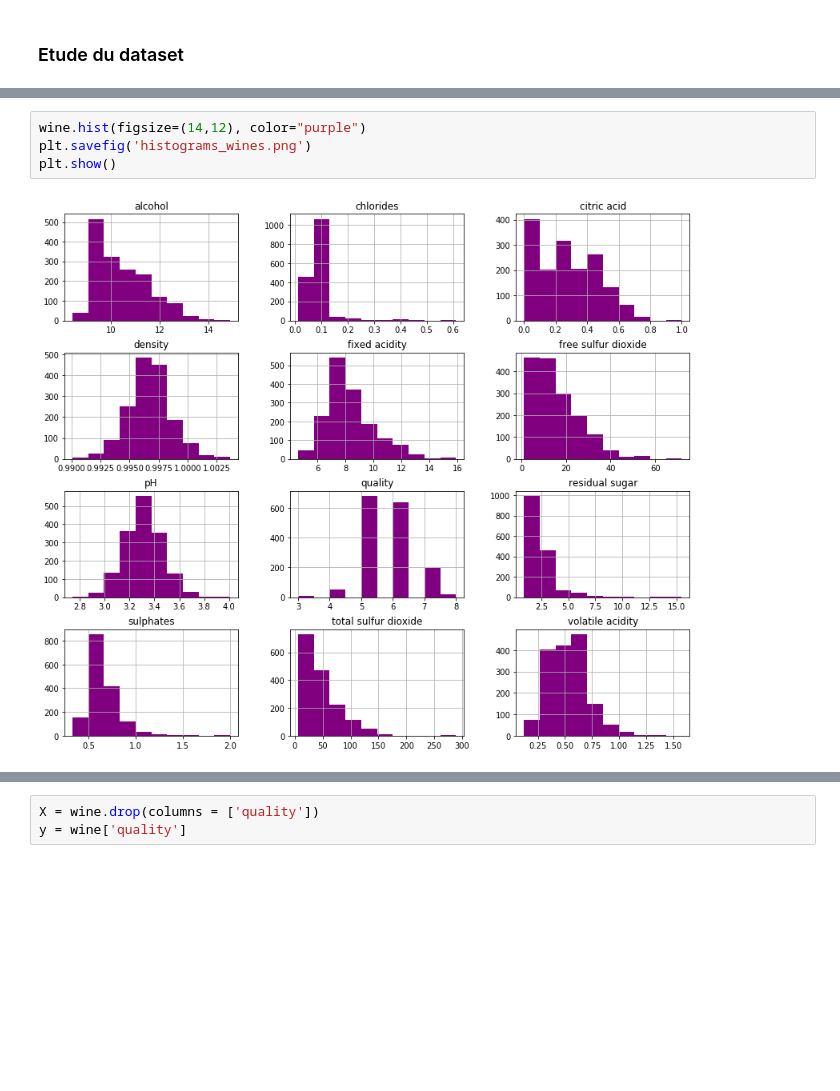
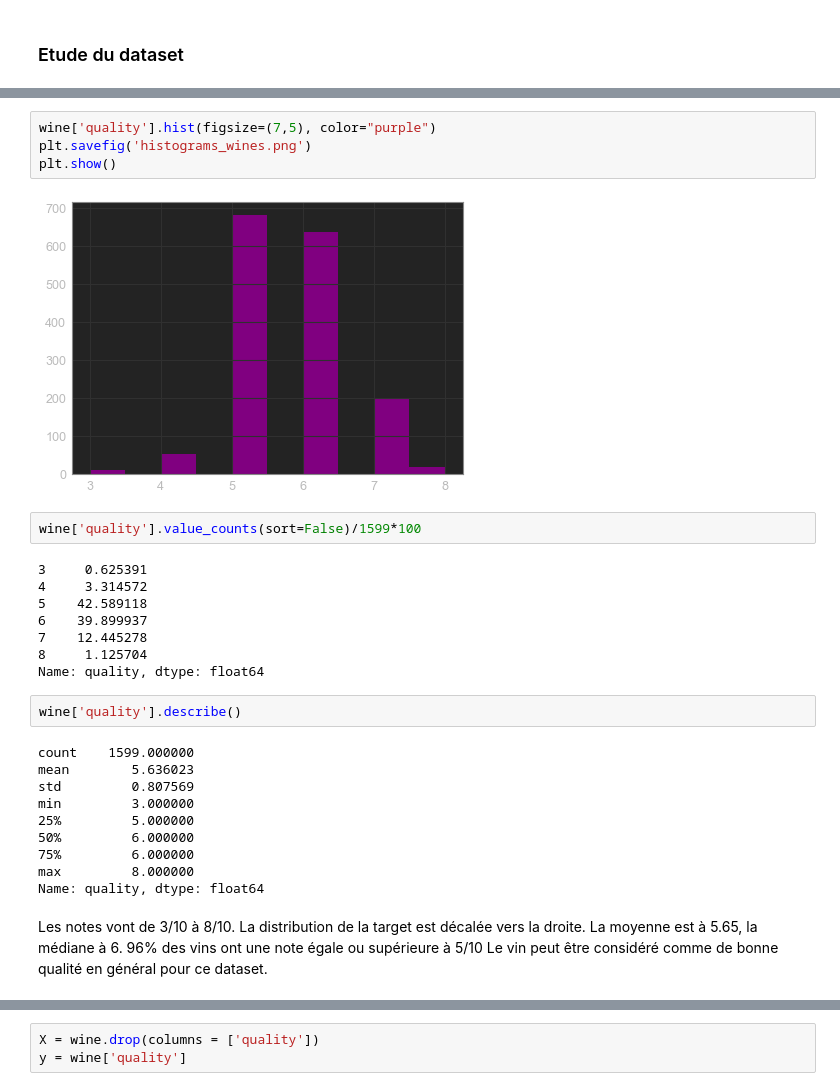
Before and after one commit to alinedebenath/ironhack-datalabs-dataparis0619-pt, a Jupyter notebook: module-3/supervised-learning-project/your-code/my_code.ipynb, the cells around one changed output, grey strips where cells are left out. Drawn from its saved outputs; the diff is of its cells as text; blank space fills up the shorter version.

```diff
--- a/module-3/supervised-learning-project/your-code/my_code.ipynb
+++ b/module-3/supervised-learning-project/your-code/my_code.ipynb
@@ -55,11 +56,38 @@ quality                 1599 non-null int64
 dtypes: float64(11), int64(1)
 memory usage: 150.0 KB
 # %%
-wine.hist(figsize=(14,12), color="purple")
+wine['quality'].hist(figsize=(7,5), color="purple")
 plt.savefig('histograms_wines.png')
 plt.show()
 # %% [output]
-[figure, old version]
+[figure, new version]
+# %%
+wine['quality'].value_counts(sort=False)/1599*100
+# %% [output]
+3     0.625391
+4     3.314572
+5    42.589118
+6    39.899937
+7    12.445278
+8     1.125704
+Name: quality, dtype: float64
+# %%
+wine['quality'].describe()
+# %% [output]
+count    1599.000000
+mean        5.636023
+std         0.807569
+min         3.000000
+25%         5.000000
+50%         6.000000
+75%         6.000000
+max         8.000000
+Name: quality, dtype: float64
+# %% [markdown]
+Les notes vont de 3/10 à 8/10.
+La distribution de la target est décalée vers la droite. La moyenne est à 5.65, la médiane à 6.
+96% des vins ont une note égale ou supérieure à 5/10
+Le vin peut être considéré comme de bonne qualité en général pour ce dataset.
 # %%
 wine_corr = wine.corr()
 cmap = LinearSegmentedColormap.from_list(
```
Also changed, not shown: parts of 80 cells of this notebook.
